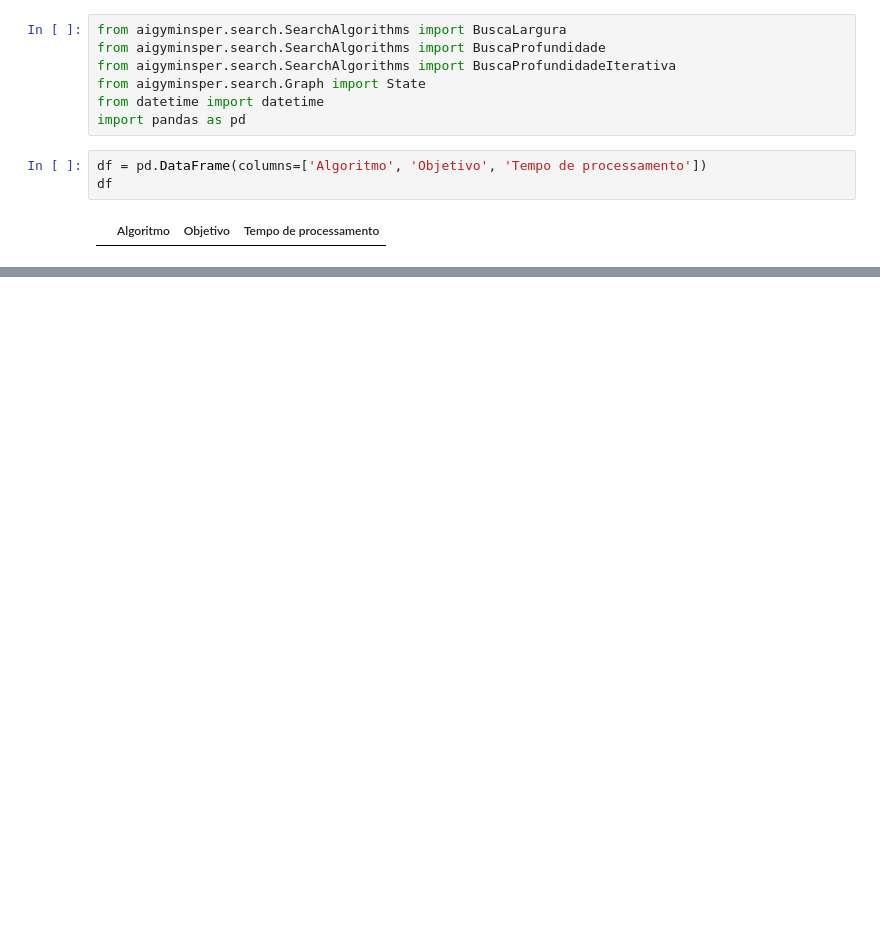
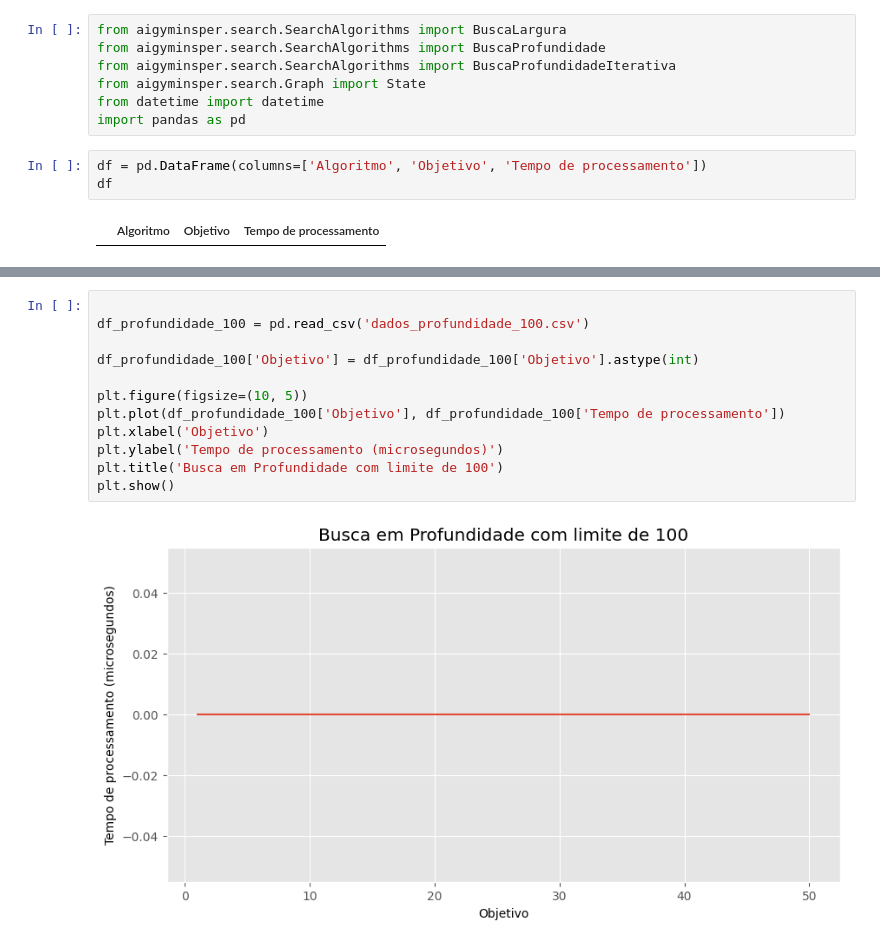
Before and after one commit to Insper/ai_gym, a Jupyter notebook: final.ipynb, the cells around one changed output, grey strips where cells are left out. Saved outputs shown, nothing was run; the diff lists cells and outputs as text; blank space fills up the shorter version.

```diff
--- a/final.ipynb
+++ b/final.ipynb
@@ -13,3 +157,17 @@ df
+# %%
+
+df_profundidade_100 = pd.read_csv('dados_profundidade_100.csv')
+
+df_profundidade_100['Objetivo'] = df_profundidade_100['Objetivo'].astype(int)
+
+plt.figure(figsize=(10, 5))
+plt.plot(df_profundidade_100['Objetivo'], df_profundidade_100['Tempo de processamento'])
+plt.xlabel('Objetivo')
+plt.ylabel('Tempo de processamento (microsegundos)')
+plt.title('Busca em Profundidade com limite de 100')
+plt.show()
+# %% [output]
+[figure, added]
 # %%
 # Busca em Largura
 
```
Also changed, not shown: parts of 6 cells of this notebook, 3 other files.
